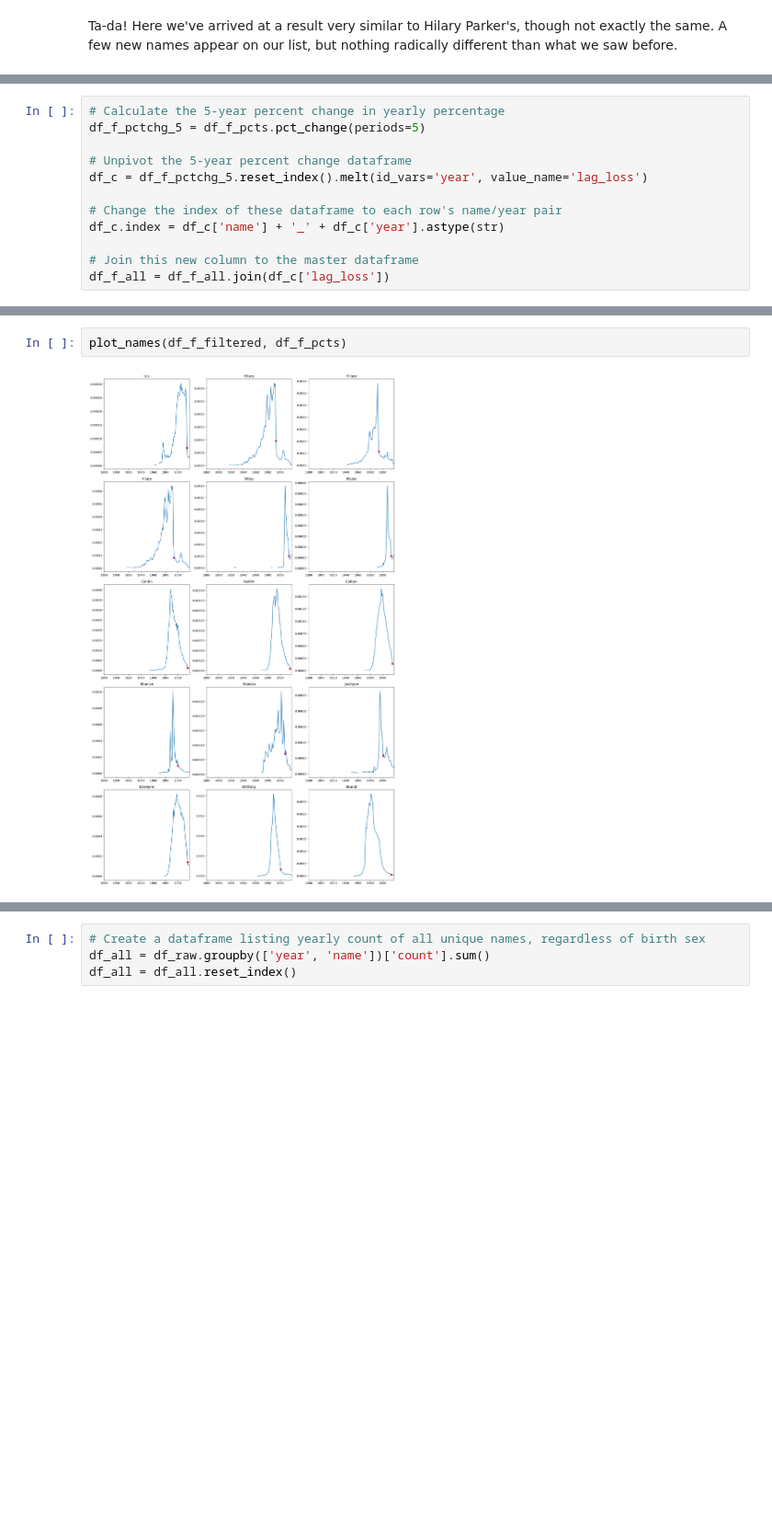
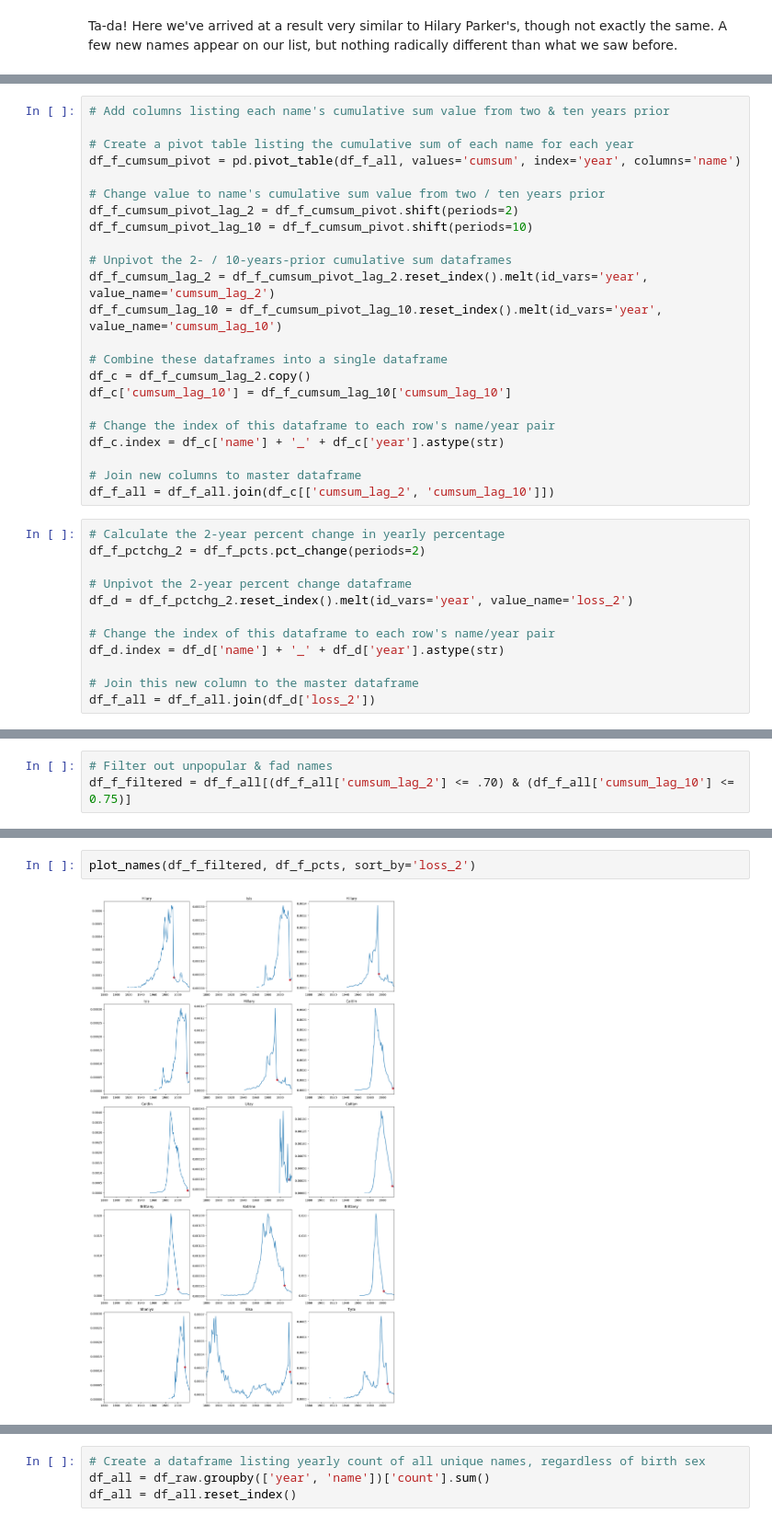
Before and after one commit to williecostello/MostPoisonedName2020, a Jupyter notebook: mostpoisonedname.ipynb, the cells around one changed output, grey strips where cells are left out. Shown at 92% size. Drawn from its saved outputs; the diff is of its cells as text; blank space fills up the shorter version.

```diff
--- a/mostpoisonedname.ipynb
+++ b/mostpoisonedname.ipynb
@@ -448,14 +458,37 @@ Truly poisoned names, in contrast, will see a steep drop in popularity in their
 
 Let's add in these data points and see how our results improve.
+# %%
+# Add columns listing each name's cumulative sum value from two & ten years prior
+
+# Create a pivot table listing the cumulative sum of each name for each year
+df_f_cumsum_pivot = pd.pivot_table(df_f_all, values='cumsum', index='year', columns='name')
+
+# Change value to name's cumulative sum value from two / ten years prior
+df_f_cumsum_pivot_lag_2 = df_f_cumsum_pivot.shift(periods=2)
+df_f_cumsum_pivot_lag_10 = df_f_cumsum_pivot.shift(periods=10)
+
+# Unpivot the 2- / 10-years-prior cumulative sum dataframes
+df_f_cumsum_lag_2 = df_f_cumsum_pivot_lag_2.reset_index().melt(id_vars='year', value_name='cumsum_lag_2')
+df_f_cumsum_lag_10 = df_f_cumsum_pivot_lag_10.reset_index().melt(id_vars='year', value_name='cumsum_lag_10')
+
+# Combine these dataframes into a single dataframe
+df_c = df_f_cumsum_lag_2.copy()
+df_c['cumsum_lag_10'] = df_f_cumsum_lag_10['cumsum_lag_10']
+
+# Change the index of this dataframe to each row's name/year pair
+df_c.index = df_c['name'] + '_' + df_c['year'].astype(str)
+
+# Join new columns to master dataframe
+df_f_all = df_f_all.join(df_c[['cumsum_lag_2', 'cumsum_lag_10']])
 # %%
-# Calculate the 5-year percent change in yearly percentage
-df_f_pctchg_5 = df_f_pcts.pct_change(periods=5)
+# Calculate the 2-year percent change in yearly percentage
+df_f_pctchg_2 = df_f_pcts.pct_change(periods=2)
 
-# Unpivot the 5-year percent change dataframe
-df_c = df_f_pctchg_5.reset_index().melt(id_vars='year', value_name='lag_loss')
+# Unpivot the 2-year percent change dataframe
+df_d = df_f_pctchg_2.reset_index().melt(id_vars='year', value_name='loss_2')
 
-# Change the index of these dataframe to each row's name/year pair
-df_c.index = df_c['name'] + '_' + df_c['year'].astype(str)
+# Change the index of this dataframe to each row's name/year pair
+df_d.index = df_d['name'] + '_' + df_d['year'].astype(str)
 
 # Join this new column to the master dataframe
-df_f_all = df_f_all.join(df_c['lag_loss'])
+df_f_all = df_f_all.join(df_d['loss_2'])
@@ -465,2 +495,5 @@ df_f_filtered = df_f_all[(df_f_all['cumsum'] <= 0.85) & (df_f_all['lag_loss'] <
+# %%
+# Filter out unpopular & fad names
+df_f_filtered = df_f_all[(df_f_all['cumsum_lag_2'] <= .70) & (df_f_all['cumsum_lag_10'] <= 0.75)]
 # %%
 # Sort dataframe by percent change
@@ -485,5 +518,5 @@ df_f_filtered.sort_values('loss').head(15)
 # %%
-plot_names(df_f_filtered, df_f_pcts)
+plot_names(df_f_filtered, df_f_pcts, sort_by='loss_2')
 # %% [output]
-[figure, old version]
+[figure, new version]
 # %% [markdown]
```
Also changed, not shown: parts of 13 cells of this notebook.
